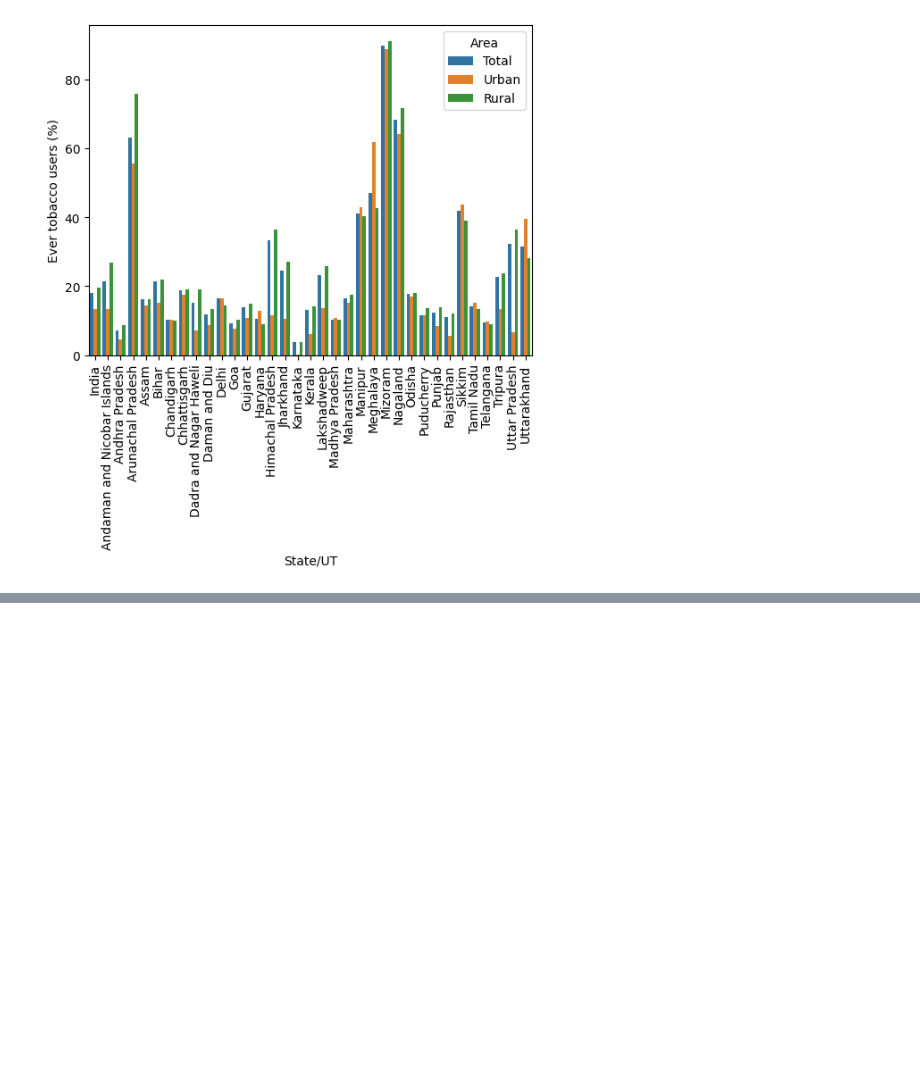
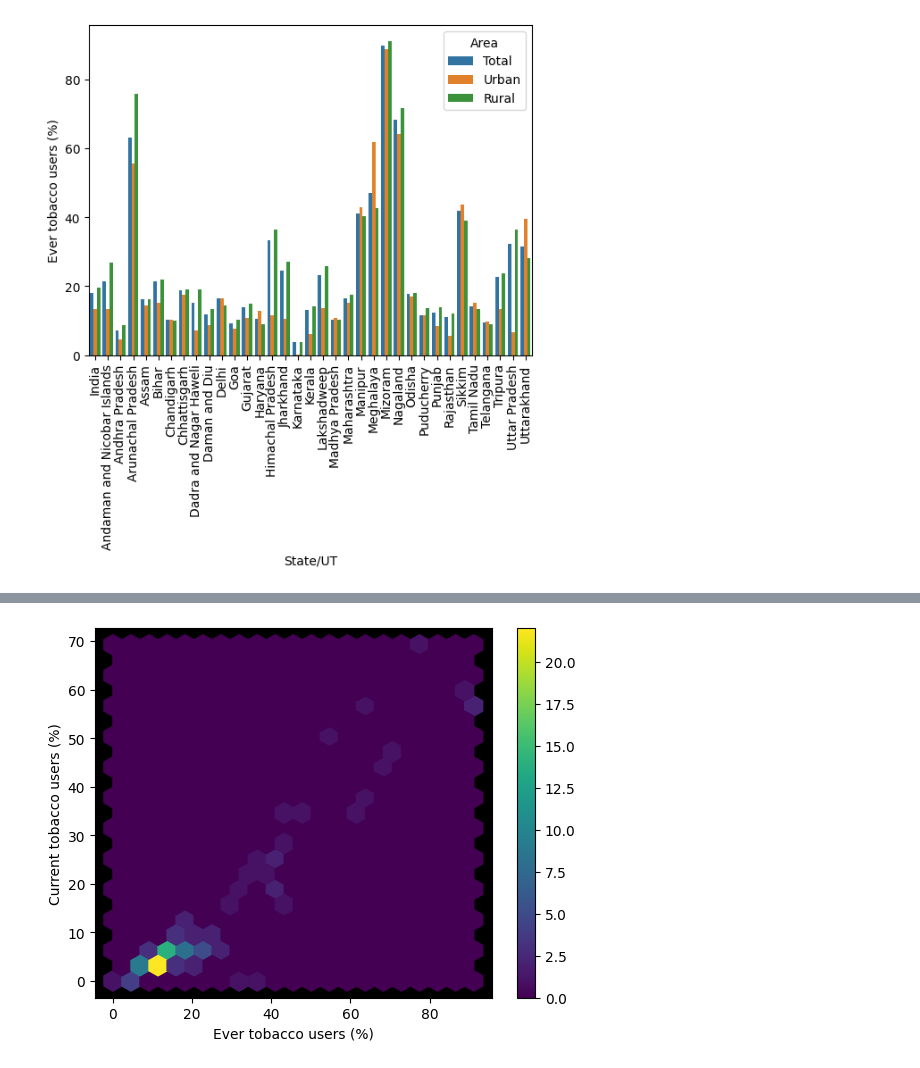
Before and after one commit to Prodaturu/data-analysis-with-python, a Jupyter notebook: project2/main.ipynb, the cells around one changed output, grey strips where cells are left out. Saved outputs shown, nothing was run; the diff lists cells and outputs as text; code cells hidden in the pictures; blank space fills up the shorter version.

Commit message:
commit - added one more plot
Added a hexbin plot in addition to regplot.

```diff
--- a/project2/main.ipynb
+++ b/project2/main.ipynb
@@ -174,0 +175,7 @@ plt.show()
+# %%
+fig, ax = plt.subplots()
+df.plot(kind='hexbin', x='Ever tobacco users (%)', y='Current tobacco users (%)', gridsize=20, cmap='viridis', ax=ax)
+ax.set_facecolor('black')
+plt.show()
+# %% [output]
+[figure, added]
```
Also changed, not shown: parts of 1 cell of this notebook.
